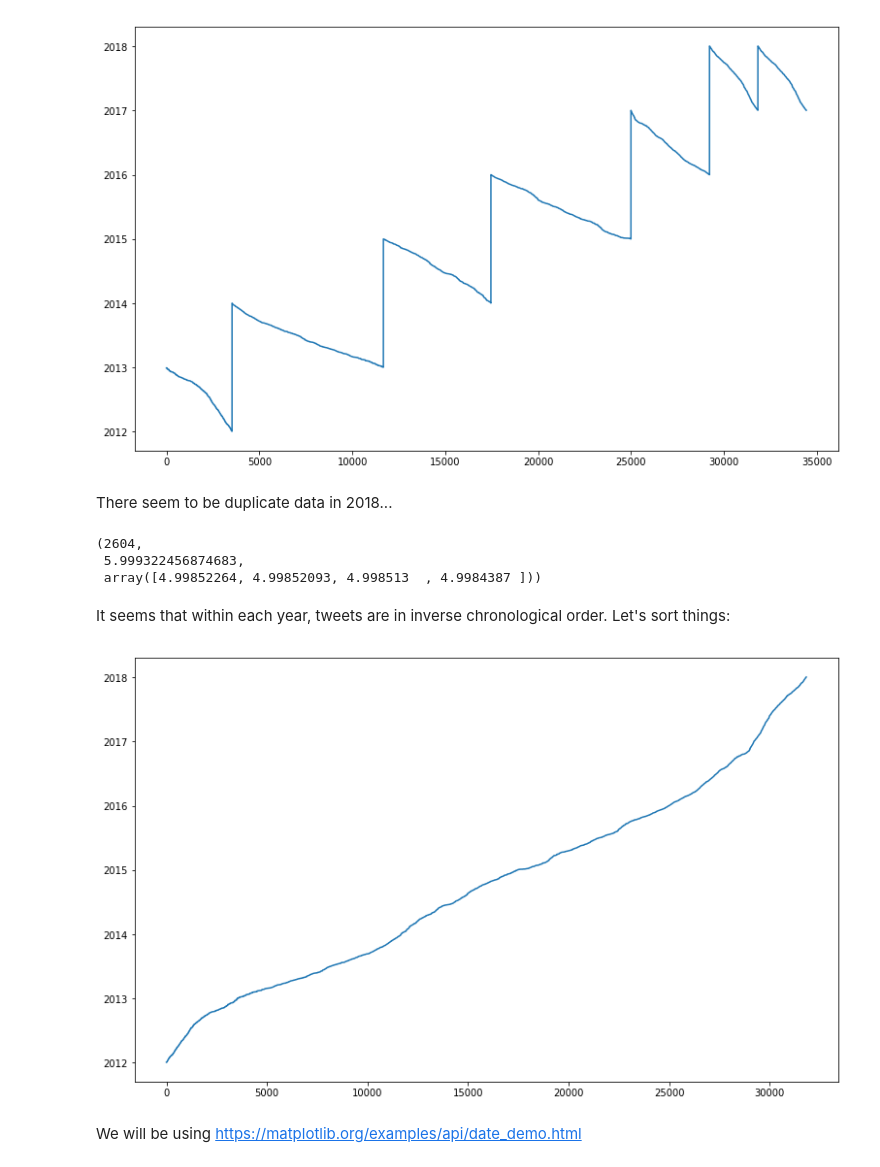
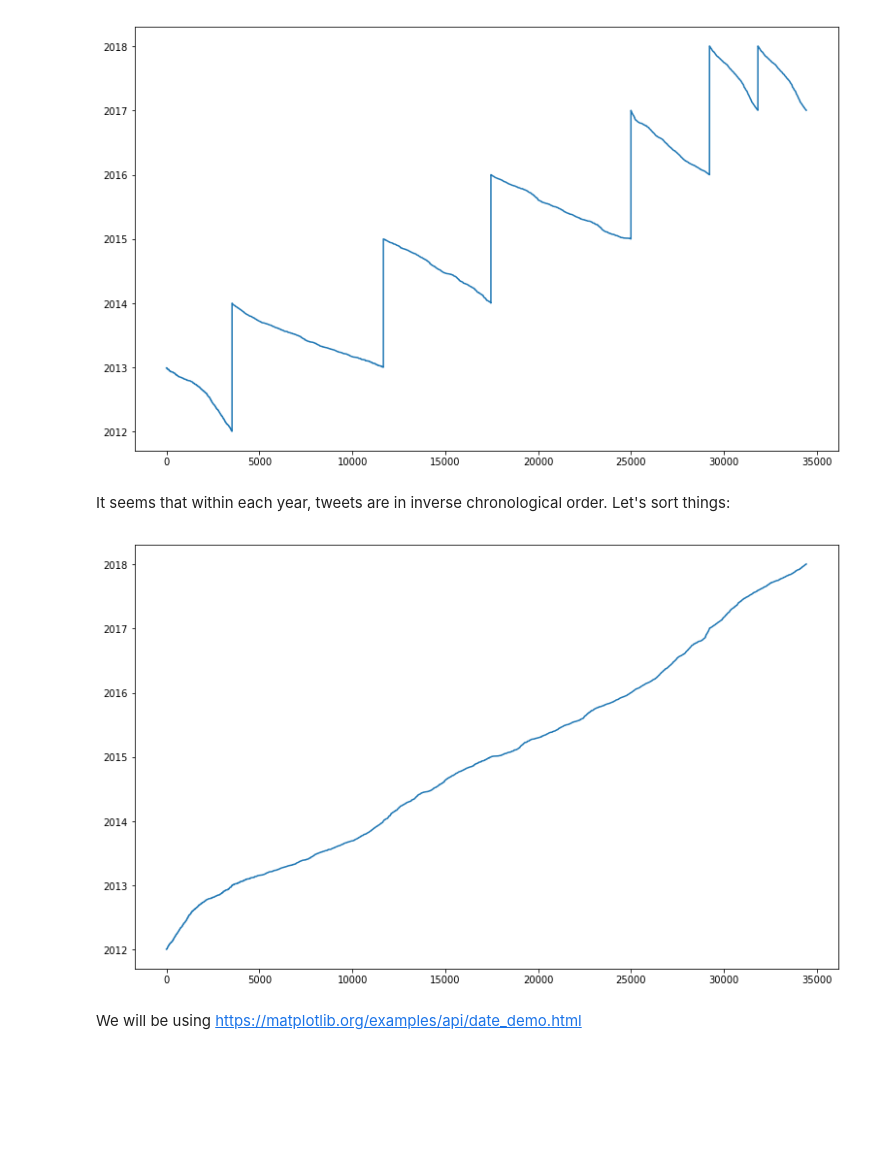
Before and after one commit to laurentperrinet/bayesianchangepoint, a Jupyter notebook: notebooks/D_test_experimental_data-tweets.ipynb, the cells around one changed output. Drawn from its saved outputs; the diff is of its cells as text; code cells hidden in the pictures; blank space fills up the shorter version.

```diff
--- a/notebooks/D_test_experimental_data-tweets.ipynb
+++ b/notebooks/D_test_experimental_data-tweets.ipynb
@@ -155,30 +155,17 @@ fig, ax = plt.subplots(figsize=(fig_width, fig_width/1.6180))
 ax.plot(datetimes);
 # %% [output]
 [figure]
-# %% [markdown]
-There seem to be duplicate data in 2018...
-# %%
-import datetime, time
-times = np.array([time.mktime(t.timetuple()) for t in datetimes])
-times -= times.min()
-times /= 365*24*3600
-stop_time = np.argmax(np.gradient(times[::-1])<0) # index of the last reversal from the end
-stop_time, times[-(stop_time)], times[-(stop_time+5):-(stop_time+1)]
-# %% [output]
-(2604,
- 5.999322456874683,
- array([4.99852264, 4.99852093, 4.998513  , 4.9984387 ]))
 # %% [markdown]
 It seems that within each year, tweets are in inverse chronological order.
 Let's sort things:
 # %%
-datetimes = np.array(datetimes)[:-(stop_time+1)]
+datetimes = np.array(datetimes)
 ind_tweets = np.argsort(datetimes)
 
 fig, ax = plt.subplots(figsize=(fig_width, fig_width/1.6180))
 ax.plot(datetimes[ind_tweets]);
 # %% [output]
-[figure, old version]
+[figure, new version]
 # %% [markdown]
 We will be using https://matplotlib.org/examples/api/date_demo.html
 # %% [markdown]
```
Also changed, not shown: parts of 11 cells of this notebook, 3 other files.
